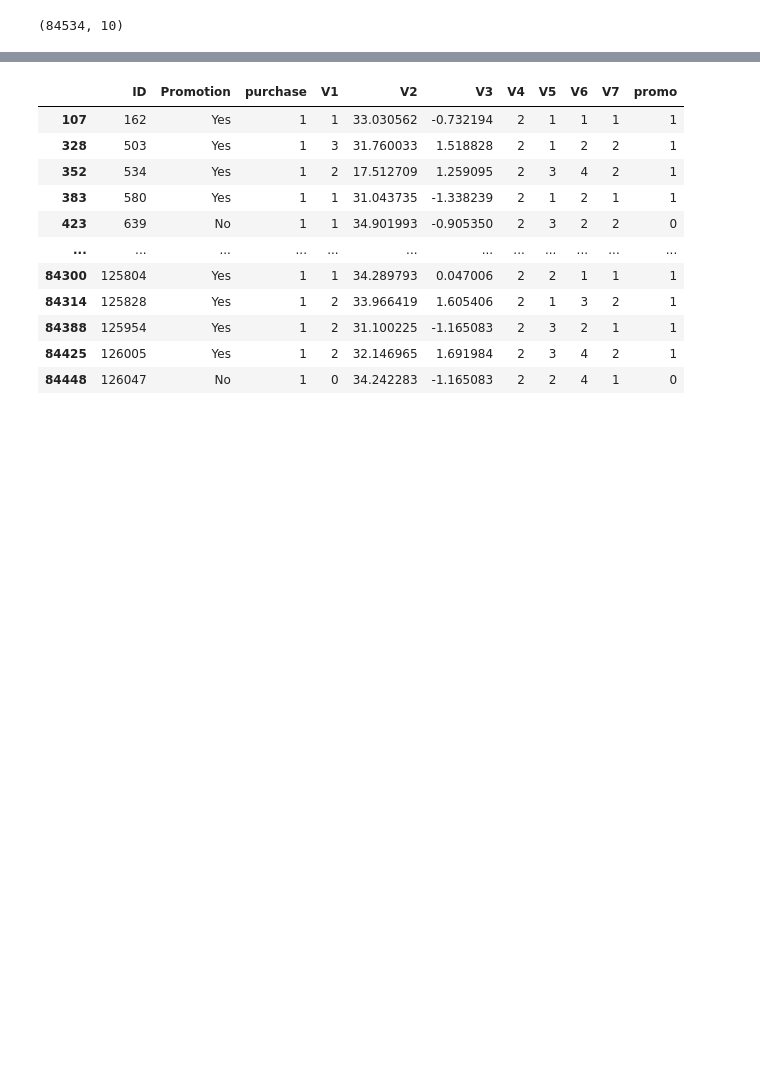
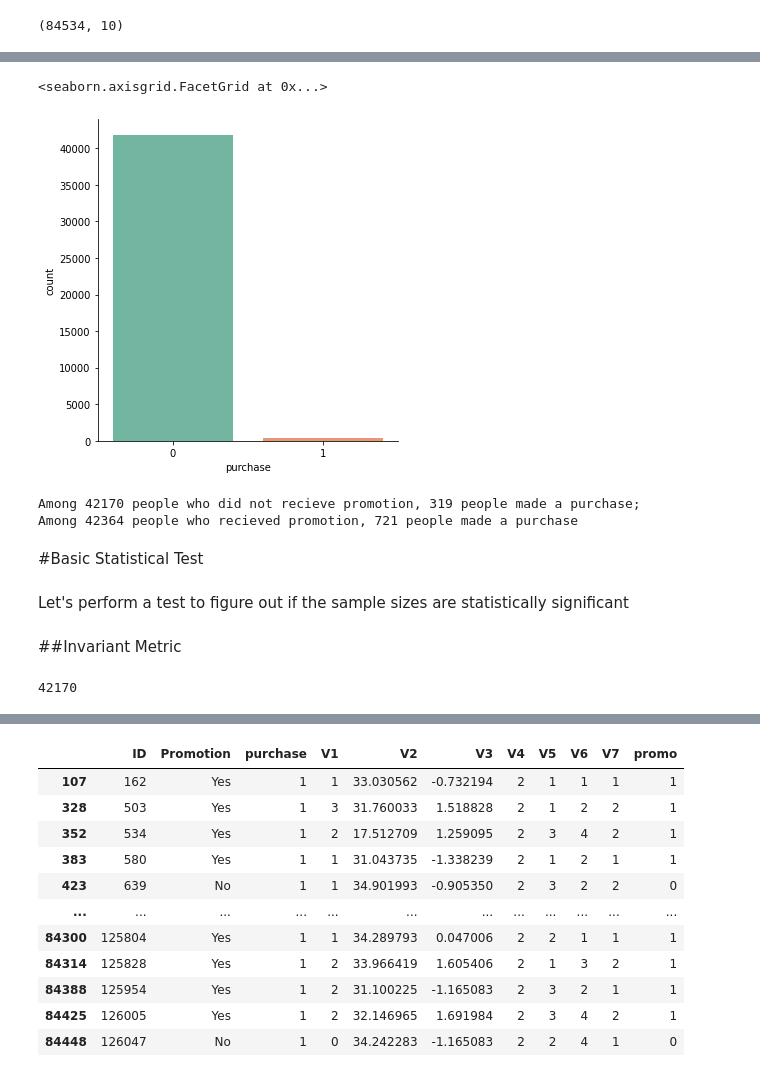
Before and after one commit to mariavaghani/udacity-nanodegree-exercise, a Jupyter notebook: 5_Experimental_Design_and_Recommendations/Lesson_5_Starbucks_Project/Starbucks.ipynb, the cells around one changed output, grey strips where cells are left out. Drawn from its saved outputs; the diff is of its cells as text; code cells hidden in the pictures; blank space fills up the shorter version.

Commit message:
Added statistical test to starbucks project

```diff
--- a/5_Experimental_Design_and_Recommendations/Lesson_5_Starbucks_Project/Starbucks.ipynb
+++ b/5_Experimental_Design_and_Recommendations/Lesson_5_Starbucks_Project/Starbucks.ipynb
@@ -142,0 +166,24 @@ memory usage: 3.6+ MB
+# %%
+sns.catplot(x='purchase', kind='count', data=train_data[train_data['Promotion']=='No'])
+# %% [output]
+<seaborn.axisgrid.FacetGrid at 0x...>
+[figure, added]
+# %%
+print('Among {} people who did not recieve promotion, {} people made a purchase;\nAmong {} people who recieved promotion, {} people made a purchase'
+      .format(train_data[train_data['Promotion']=='No'].shape[0], train_data[(train_data['Promotion']=='No') & train_data['purchase']==1].shape[0],
+              train_data[train_data['Promotion']=='Yes'].shape[0], train_data[(train_data['Promotion']=='Yes') & train_data['purchase']==1].shape[0]))
+# %% [output]
+Among 42170 people who did not recieve promotion, 319 people made a purchase;
+Among 42364 people who recieved promotion, 721 people made a purchase
+# %% [markdown]
+#Basic Statistical Test
+# %% [markdown]
+Let's perform a test to figure out if the sample sizes are statistically significant
+# %% [markdown]
+##Invariant Metric
+# %%
+# get number of trials and number of 'successes'
+n_obs = train_data.shape[0]
+n_control = train_data.groupby('Promotion').size()[0]
+# %% [output]
+42170
```
Also changed, not shown: parts of 22 cells of this notebook.
